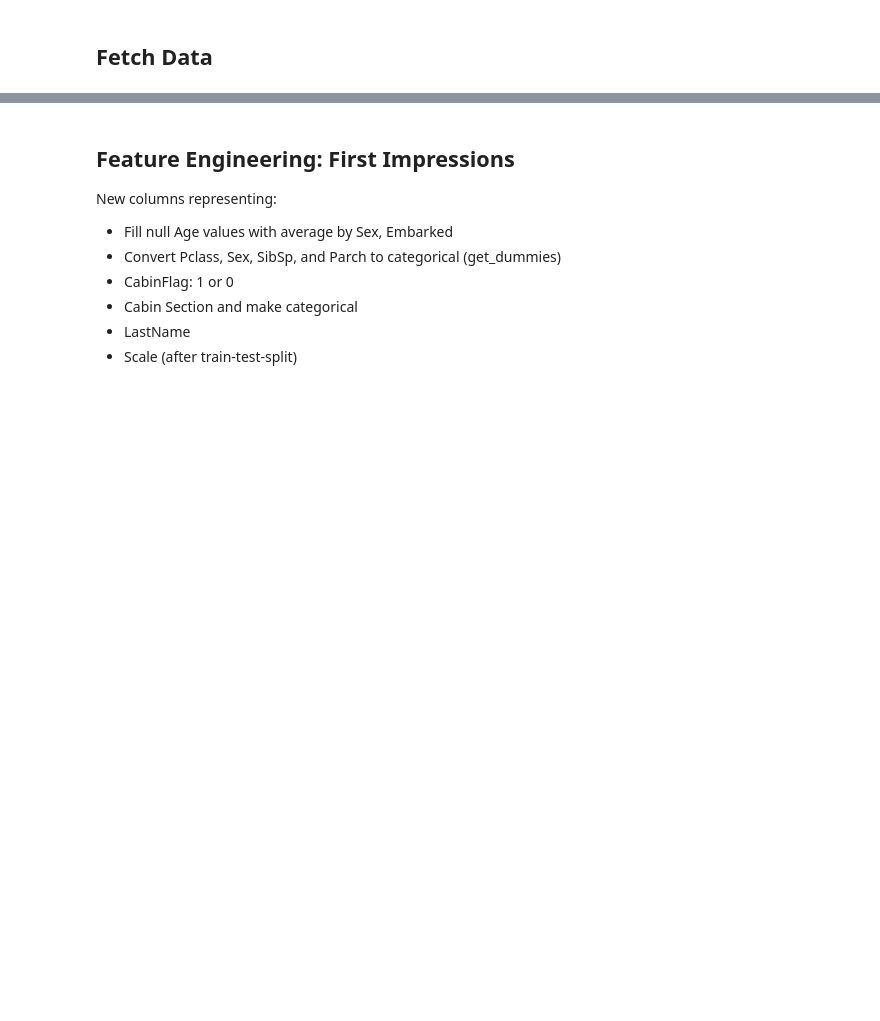
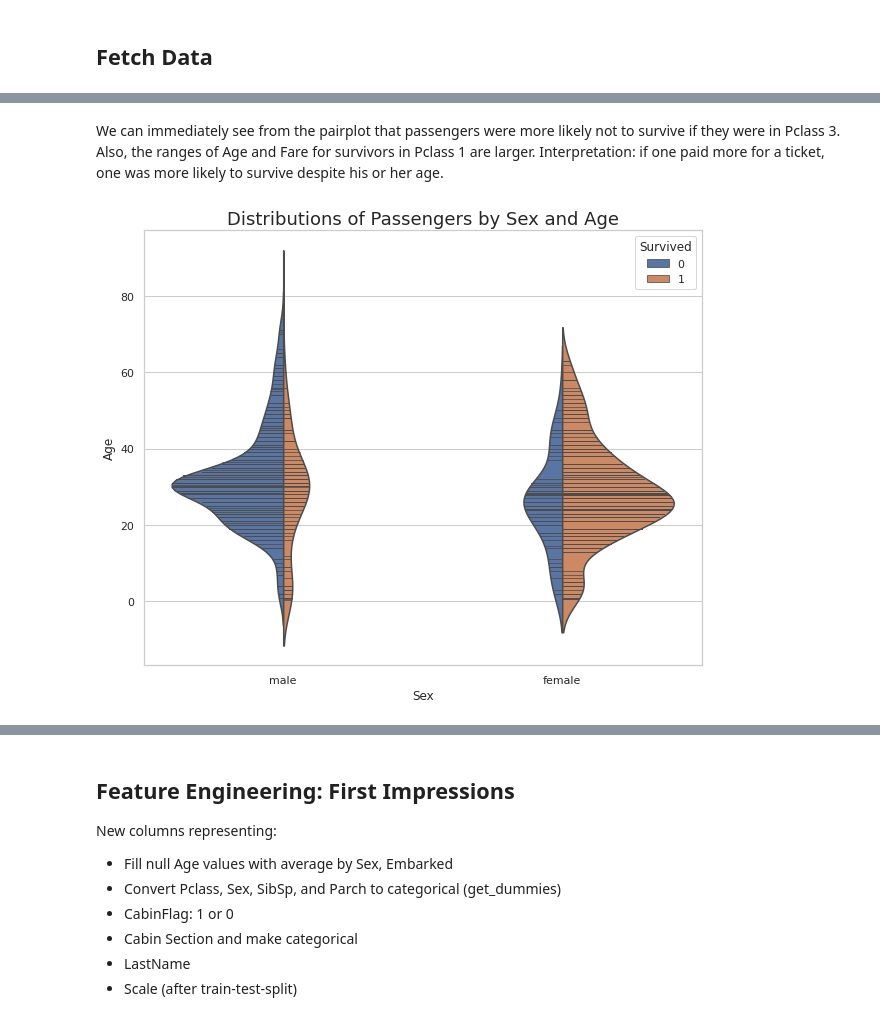
Before and after one commit to magdiel85281/titanic, a Jupyter notebook: src/random_forest.ipynb, the cells around one changed output, grey strips where cells are left out. Drawn from its saved outputs; the diff is of its cells as text; code cells hidden in the pictures; blank space fills up the shorter version.

```diff
--- a/src/random_forest.ipynb
+++ b/src/random_forest.ipynb
@@ -15,0 +52,6 @@ t.fetch_data()
+# %% [markdown]
+We can immediately see from the pairplot that passengers were more likely not to survive if they were in Pclass 3. Also, the ranges of Age and Fare for survivors in Pclass 1 are larger. Interpretation: if one paid more for a ticket, one was more likely to survive despite his or her age.
+# %%
+violin_plots(t.data, x='Sex', y='Age')
+# %% [output]
+[figure, added]
```
Also changed, not shown: parts of 19 cells of this notebook, 1 other file.
